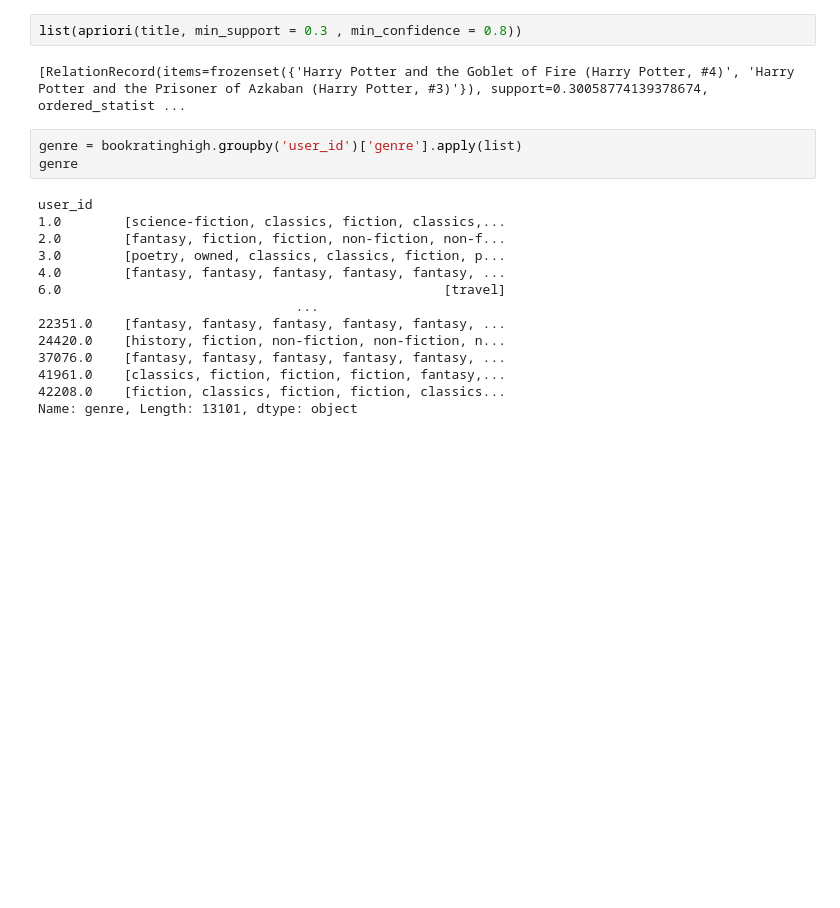
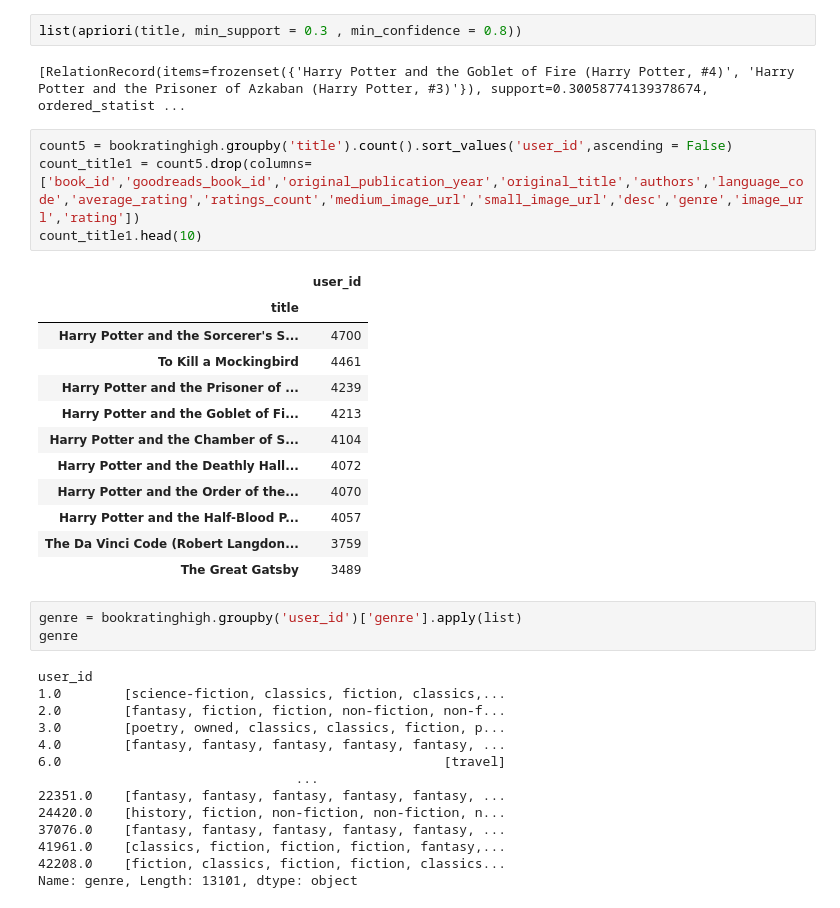
Before and after one commit to Toeylik/kku_data_mining, a Jupyter notebook: Project.ipynb, the cells around one changed output. Cells and saved outputs as stored; diff of their text form; blank space fills up the shorter version.

```diff
--- a/Project.ipynb
+++ b/Project.ipynb
@@ -192,6 +226,23 @@ Name: title, Length: 13101, dtype: object
 list(apriori(title, min_support = 0.3 , min_confidence = 0.8))
 # %% [output]
 [RelationRecord(items=frozenset({'Harry Potter and the Goblet of Fire (Harry Potter, #4)', 'Harry Potter and the Prisoner of Azkaban (Harry Potter, #3)'}), support=0.30058774139378674, ordered_statist ...
+# %%
+count5 = bookratinghigh.groupby('title').count().sort_values('user_id',ascending = False)
+count_title1 = count5.drop(columns=['book_id','goodreads_book_id','original_publication_year','original_title','authors','language_code','average_rating','ratings_count','medium_image_url','small_image_url','desc','genre','image_url','rating'])
+count_title1.head(10)
+# %% [output]
+|  | user_id |
+| title |  |
+| Harry Potter and the Sorcerer's S... | 4700 |
+| To Kill a Mockingbird | 4461 |
+| Harry Potter and the Prisoner of ... | 4239 |
+| Harry Potter and the Goblet of Fi... | 4213 |
+| Harry Potter and the Chamber of S... | 4104 |
+| Harry Potter and the Deathly Hall... | 4072 |
+| Harry Potter and the Order of the... | 4070 |
+| Harry Potter and the Half-Blood P... | 4057 |
+| The Da Vinci Code (Robert Langdon... | 3759 |
+| The Great Gatsby | 3489 |
 # %%
 genre = bookratinghigh.groupby('user_id')['genre'].apply(list)
 genre
```
Also changed, not shown: parts of 6 cells of this notebook.
